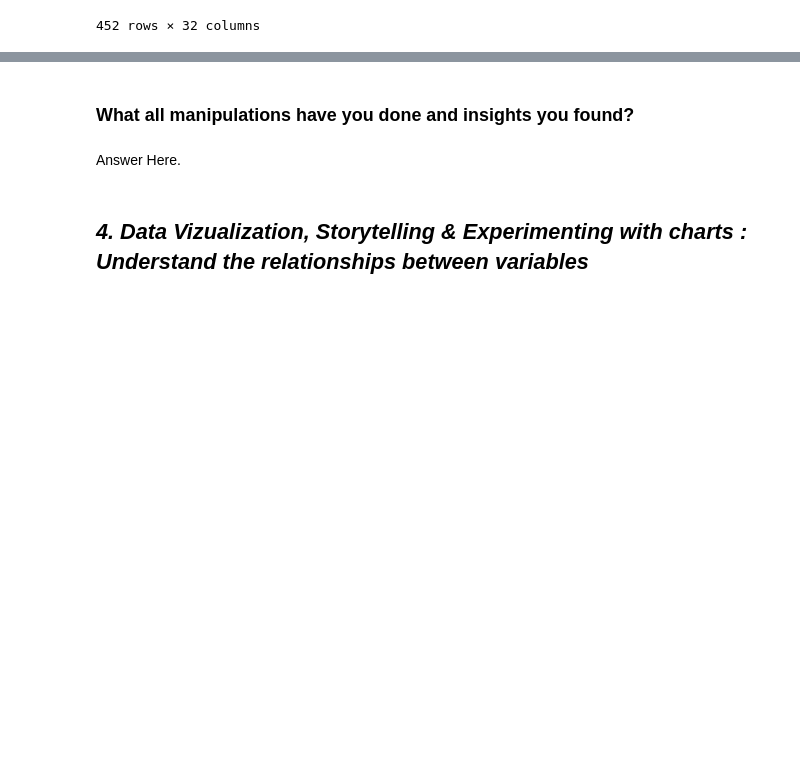
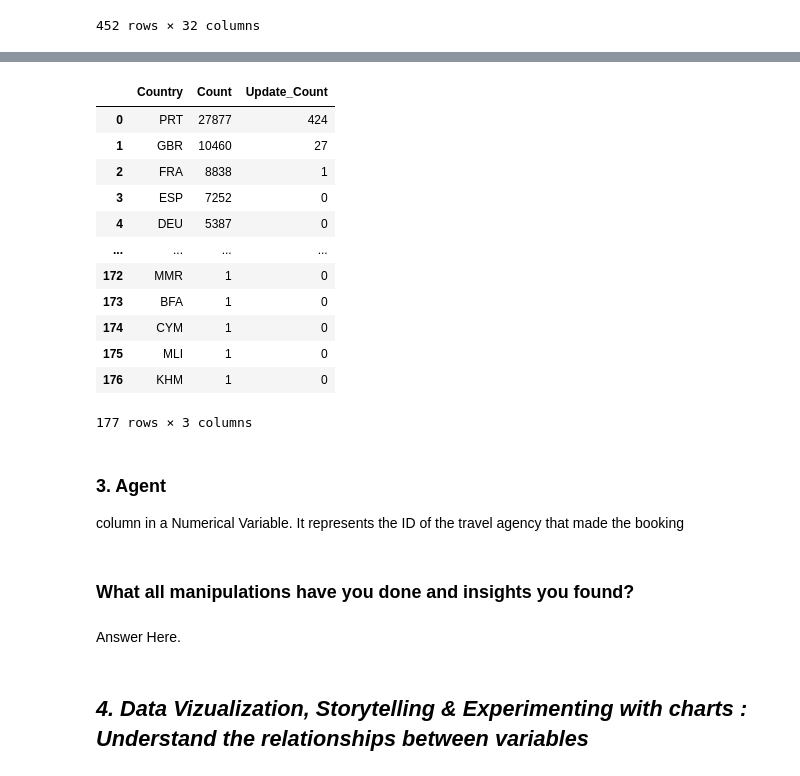
Before and after one commit to Bhushan0097/01.-CAPSTONE-PROJECT----Hotel-Bookings.csv, a Jupyter notebook: 01_Capstone_Project_EDA_HotelBooking.ipynb, the cells around one changed output, grey strips where cells are left out. Cells and saved outputs as stored; diff of their text form; code cells hidden in the pictures; blank space fills up the shorter version.

```diff
--- a/01_Capstone_Project_EDA_HotelBooking.ipynb
+++ b/01_Capstone_Project_EDA_HotelBooking.ipynb
@@ -497,0 +502,5 @@ hotel_data2[hotel_data2['country'].isna()]
+# %%
+#sstoring the count of Country  before replacing null values
+country_count = hotel_data2['country'].value_counts().reset_index()
+country_count.rename(columns = {'index':'Country','country':'Count'}, inplace = True)
+country_count
@@ -497,0 +521,13 @@ hotel_data2[hotel_data2['country'].isna()]
+# %%
+for x in hotel_data2['hotel'].unique():
+  for y in hotel_data2['arrival_date_year'].unique():
+    for z in hotel_data2['arrival_date_month'].unique():
+      null_Hotel = hotel_data2[(hotel_data2['hotel']==x) & (hotel_data2['arrival_date_year']==y)& (hotel_data2['arrival_date_month']==z) ]
+
+      #only taking groups who null value is more than zero
+      if null_Hotel['country'].isna().sum() != 0:
+        #Repalcing Null values with Mode of Country present
+        replaced = null_Hotel['country'].fillna(null_Hotel['country'].mode()[0])
+
+        #updating exisintg data frame
+        hotel_data2.update(replaced)
@@ -497,0 +557,4 @@ hotel_data2[hotel_data2['country'].isna()]
+# %%
+country_count2 = hotel_data2['country'].value_counts().reset_index()
+country_count2.rename(columns = {'index':'Country','country':'Count'}, inplace = True)
+country_count2
@@ -498,3 +575,23 @@ hotel_data2[hotel_data2['country'].isna()]
+# %%
+# Following table shows how the count values of countries as changed after the missibg values were filled with missing values.
+country_count2['Update_Count'] = country_count2['Count'] - country_count['Count']
+country_count2
+# %% [output]
+|  | Country | Count | Update_Count |
+| 0 | PRT | 27877 | 424 |
+| 1 | GBR | 10460 | 27 |
+| 2 | FRA | 8838 | 1 |
+| 3 | ESP | 7252 | 0 |
+| 4 | DEU | 5387 | 0 |
+| ... | ... | ... | ... |
+| 172 | MMR | 1 | 0 |
+| 173 | BFA | 1 | 0 |
+| 174 | CYM | 1 | 0 |
+| 175 | MLI | 1 | 0 |
+| 176 | KHM | 1 | 0 |
+177 rows × 3 columns
+# %% [markdown]
+<p><b> <h3> 3. Agent </b> column in a Numerical Variable. It represents the ID of the travel agency that made the booking </li>
 # %% [markdown]
 ### What all manipulations have you done and insights you found?
 # %% [markdown]
```
Also changed, not shown: parts of 10 cells of this notebook.
